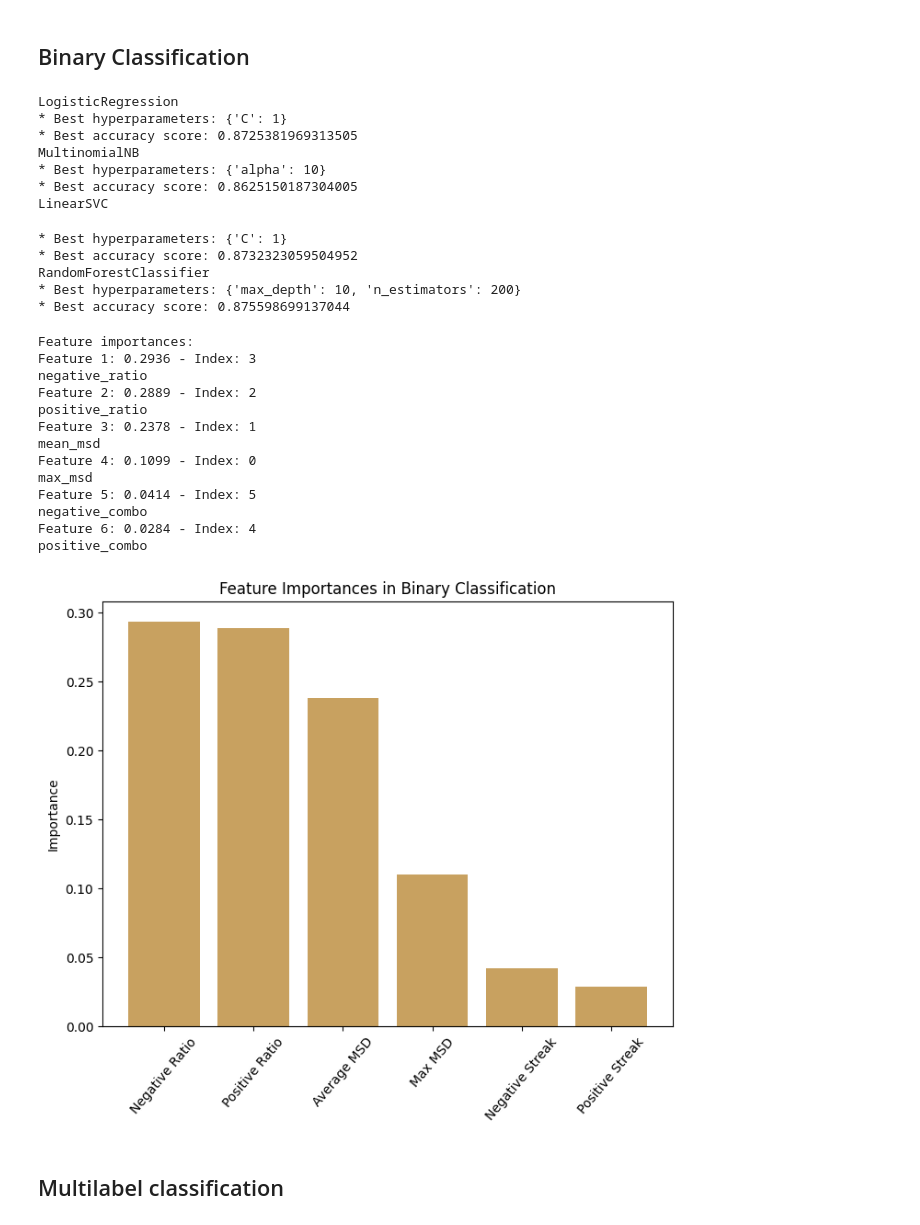
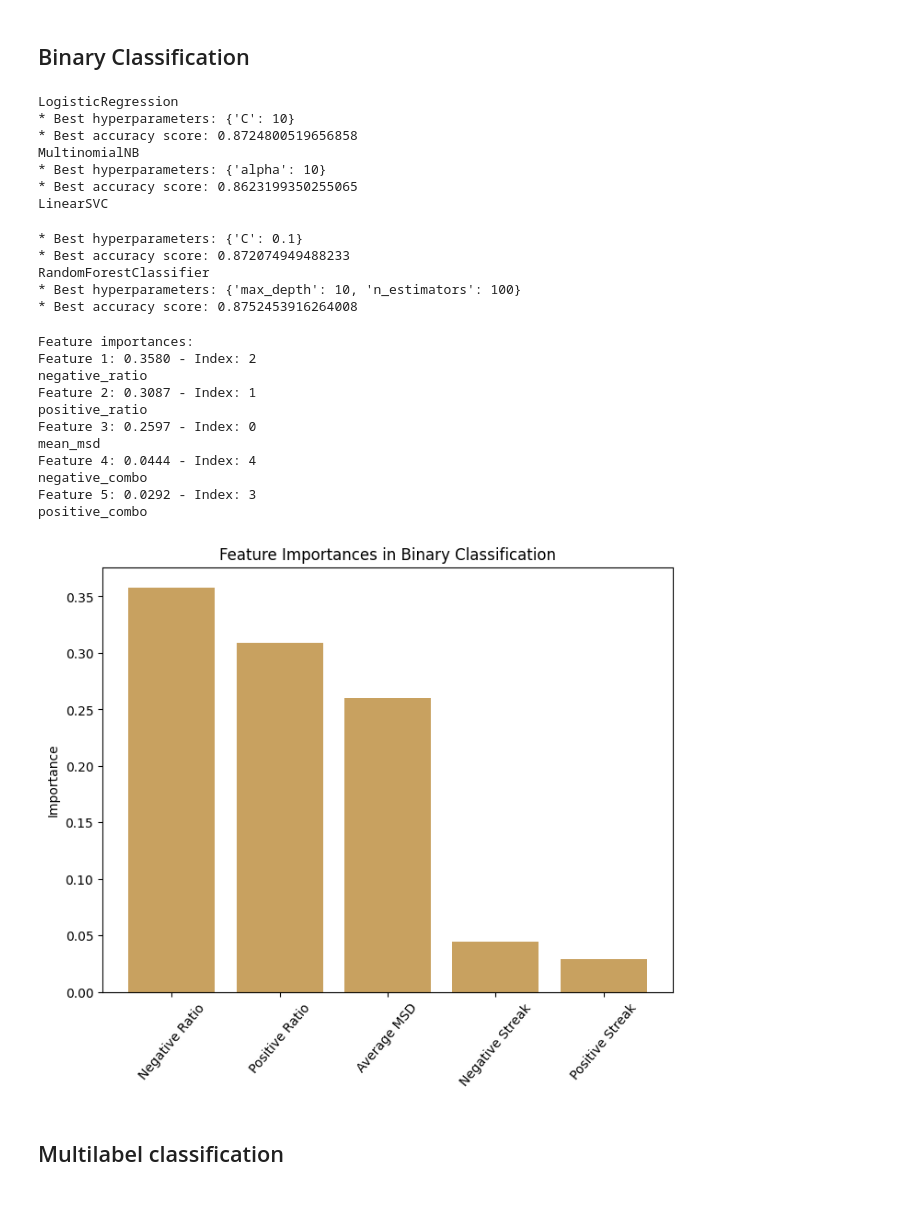
Before and after one commit to luluilmaknun/moodinstability-twitterstmhd, a Jupyter notebook: code/prediction.ipynb, the cells around one changed output. Saved outputs shown, nothing was run; the diff lists cells and outputs as text; code cells hidden in the pictures.

```diff
--- a/code/prediction.ipynb
+++ b/code/prediction.ipynb
@@ -78,11 +78,11 @@ data[data.duplicated(subset=["max_msd", "mean_msd", "positive_ratio", "negative_
 # %%
 train, test = train_test_split(data, stratify=data['mlabel'], test_size=0.2, random_state=RANDOM_SEED)
 
-X_train = train.drop(['mlabel', 'label'], axis=1)
+X_train = train.drop(['mlabel', 'label', 'max_msd'], axis=1)
 y_train = train['label']
 my_train = train['mlabel']
 
-X_test = test.drop(['mlabel', 'label'], axis=1)
+X_test = test.drop(['mlabel', 'label', 'max_msd'], axis=1)
 y_test = test['label']
 my_test = test['mlabel']
 # %% [markdown]
@@ -121,54 +121,52 @@ for i, model in enumerate(models):
     bgrids.append(tune(model, param_grid, X_train, y_train))
 # %% [output]
 LogisticRegression
-* Best hyperparameters: {'C': 1}
-* Best accuracy score: 0.8725381969313505
+* Best hyperparameters: {'C': 10}
+* Best accuracy score: 0.8724800519656858
 MultinomialNB
 * Best hyperparameters: {'alpha': 10}
-* Best accuracy score: 0.8625150187304005
+* Best accuracy score: 0.8623199350255065
 LinearSVC
-* Best hyperparameters: {'C': 1}
-* Best accuracy score: 0.8732323059504952
+* Best hyperparameters: {'C': 0.1}
+* Best accuracy score: 0.872074949488233
 RandomForestClassifier
-* Best hyperparameters: {'max_depth': 10, 'n_estimators': 200}
-* Best accuracy score: 0.875598699137044
+* Best hyperparameters: {'max_depth': 10, 'n_estimators': 100}
+* Best accuracy score: 0.8752453916264008
 # %%
 import matplotlib.pyplot as plt
 
 importances = bgrids[3].feature_importances_
 
 # Sort feature importances in descending order
 indices = sorted(range(len(importances)), key=lambda i: importances[i], reverse=True)
 features_impt = X_train.columns[indices]
 
 # Print feature importances
 print("Feature importances:")
 for i in range(len(importances)):
     print(f"Feature {i+1}: {importances[indices[i]]:.4f} - Index: {indices[i]}")
     print(features_impt[i], )
 
 # Visualize feature importances
 plt.figure(figsize=(8, 6))
 plt.title("Feature Importances in Binary Classification")
-plt.bar(["Negative Ratio", "Positive Ratio", "Average MSD", "Max MSD", "Negative Streak", "Positive Streak"], importances[indices], align="center", color='#C8A160')
+plt.bar(["Negative Ratio", "Positive Ratio", "Average MSD", "Negative Streak", "Positive Streak"], importances[indices], align="center", color='#C8A160')
 plt.xticks(rotation=50)
 plt.ylabel("Importance")
 plt.show()
 # %% [output]
 Feature importances:
-Feature 1: 0.2936 - Index: 3
+Feature 1: 0.3580 - Index: 2
 negative_ratio
-Feature 2: 0.2889 - Index: 2
+Feature 2: 0.3087 - Index: 1
 positive_ratio
-Feature 3: 0.2378 - Index: 1
+Feature 3: 0.2597 - Index: 0
 mean_msd
-Feature 4: 0.1099 - Index: 0
-max_msd
-Feature 5: 0.0414 - Index: 5
+Feature 4: 0.0444 - Index: 4
 negative_combo
-Feature 6: 0.0284 - Index: 4
+Feature 5: 0.0292 - Index: 3
 positive_combo
-[figure, old version]
+[figure, new version]
 # %% [markdown]
 ## Multilabel classification
 # %%
```
Also changed, not shown: parts of 9 cells of this notebook.
